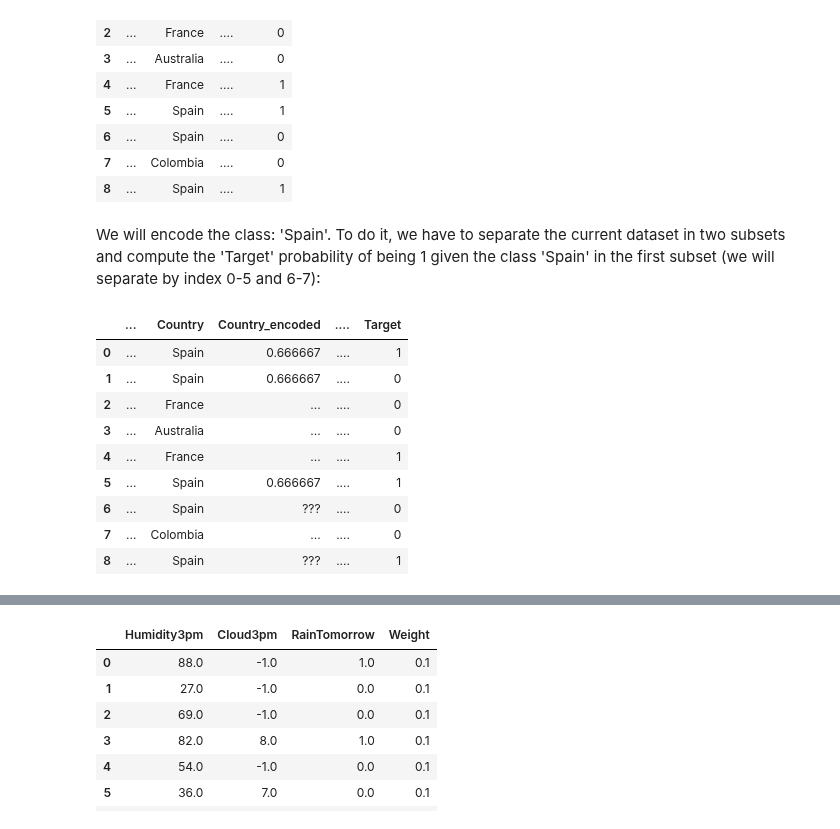
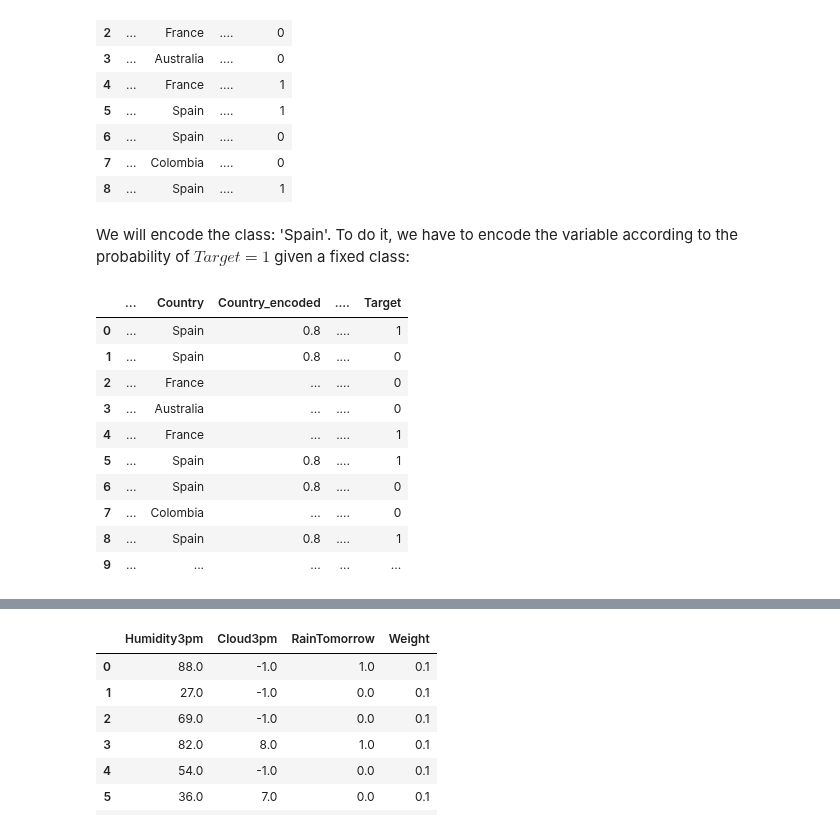
Before and after one commit to GinesMeca/TFG, a Jupyter notebook: notebooks/5. Boosting algorithms (Theory).ipynb, the cells around one changed output, grey strips where cells are left out. Drawn from its saved outputs; the diff is of its cells as text; code cells hidden in the pictures.

```diff
--- a/notebooks/5. Boosting algorithms (Theory).ipynb
+++ b/notebooks/5. Boosting algorithms (Theory).ipynb
@@ -364,19 +364,21 @@ cat_ex
 | 7 | ... | Colombia | .... | 0 |
 | 8 | ... | Spain | .... | 1 |
 # %% [markdown]
-We will encode the class: 'Spain'. To do it, we have to separate the current dataset in two subsets and compute the 'Target' probability of being 1 given the class 'Spain' in the first subset (we will separate by index 0-5 and 6-7):
+We will encode the class: 'Spain'. To do it, we have to encode the variable according to the probability of $Target=1$ given a fixed class:
 # %%
-cat_ex['Country_encoded'] = [2/3, 2/3, '...', '...', '...', 2/3, '???', '...', '???']
+cat_ex['Country_encoded'] = [0.8, 0.8, '...', '...', '...', 0.8, 0.8, '...', 0.8]
 cat_ex = cat_ex[['...', 'Country', 'Country_encoded', '....', 'Target']]
+cat_ex.loc[9] = ['...', '...', '...', '...', '...']
 cat_ex
 # %% [output]
 |  | ... | Country | Country_encoded | .... | Target |
-| 0 | ... | Spain | 0.666667 | .... | 1 |
-| 1 | ... | Spain | 0.666667 | .... | 0 |
+| 0 | ... | Spain | 0.8 | .... | 1 |
+| 1 | ... | Spain | 0.8 | .... | 0 |
 | 2 | ... | France | ... | .... | 0 |
 | 3 | ... | Australia | ... | .... | 0 |
 | 4 | ... | France | ... | .... | 1 |
-| 5 | ... | Spain | 0.666667 | .... | 1 |
-| 6 | ... | Spain | ??? | .... | 0 |
+| 5 | ... | Spain | 0.8 | .... | 1 |
+| 6 | ... | Spain | 0.8 | .... | 0 |
 | 7 | ... | Colombia | ... | .... | 0 |
-| 8 | ... | Spain | ??? | .... | 1 |
+| 8 | ... | Spain | 0.8 | .... | 1 |
+| 9 | ... | ... | ... | ... | ... |
```
Also changed, not shown: parts of 8 cells of this notebook.
